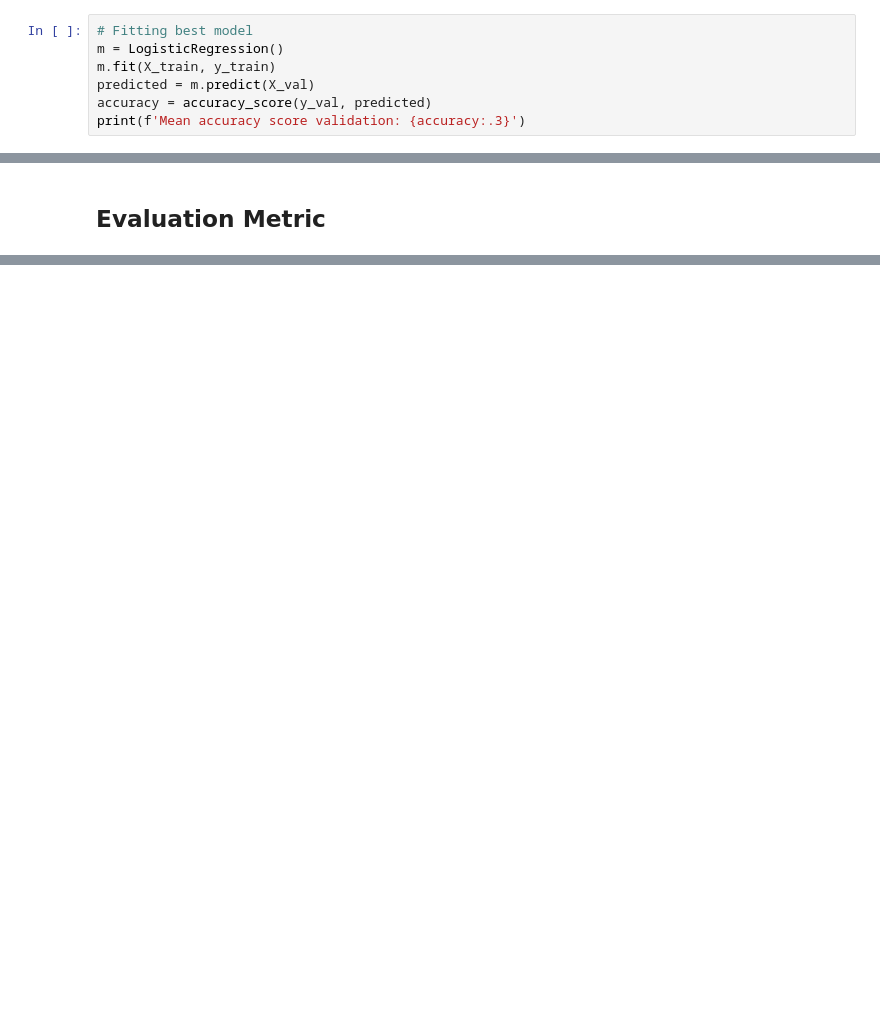
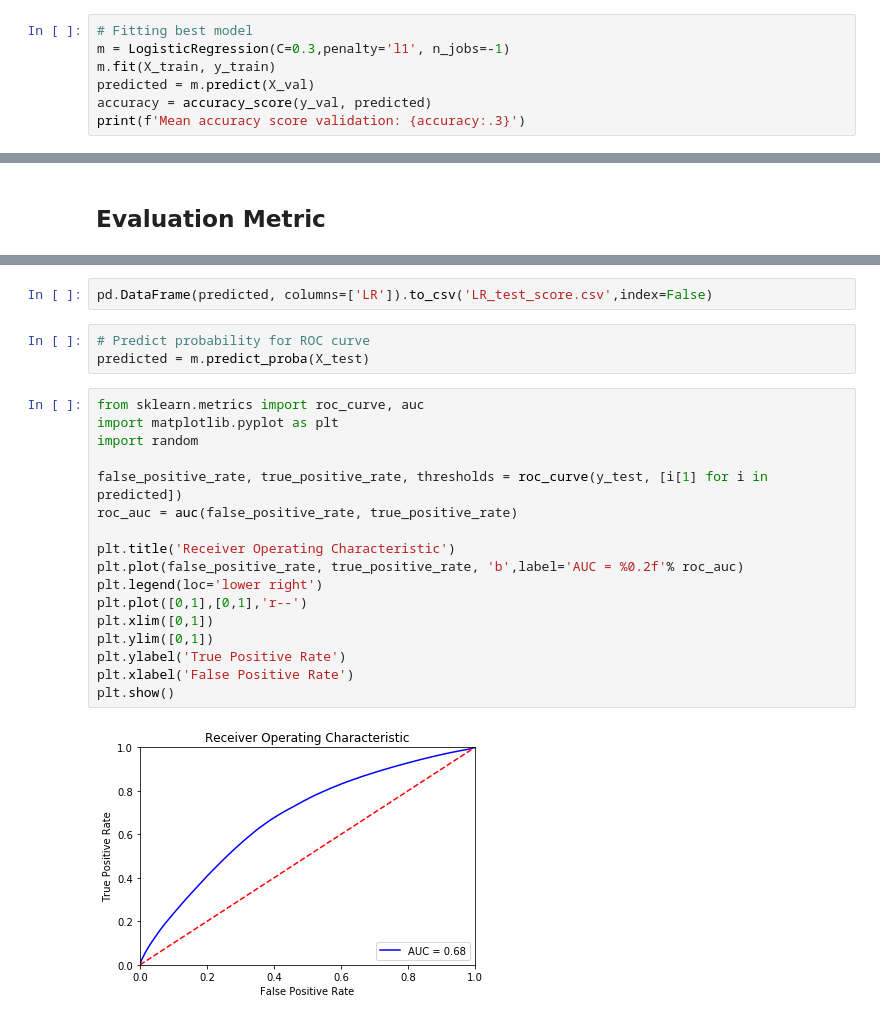
Before and after one commit to jyotipmahes/ML_project_621, a Jupyter notebook: Models/logistic_regression_featured_data.ipynb, the cells around one changed output, grey strips where cells are left out. Drawn from its saved outputs; the diff is of its cells as text; blank space fills up the shorter version.

Commit message:
logistic Regression

```diff
--- a/Models/logistic_regression_featured_data.ipynb
+++ b/Models/logistic_regression_featured_data.ipynb
@@ -210,6 +212,6 @@ gs.best_estimator_.get_params()['clf']
 # %%
 # Fitting best model
-m = LogisticRegression()
+m = LogisticRegression(C=0.3,penalty='l1', n_jobs=-1)
 m.fit(X_train, y_train)
 predicted = m.predict(X_val)
 accuracy = accuracy_score(y_val, predicted)
@@ -284,0 +305,24 @@ plt.show()
+# %%
+pd.DataFrame(predicted, columns=['LR']).to_csv('LR_test_score.csv',index=False)
+# %%
+# Predict probability for ROC curve
+predicted = m.predict_proba(X_test)
+# %%
+from sklearn.metrics import roc_curve, auc
+import matplotlib.pyplot as plt
+import random
+
+false_positive_rate, true_positive_rate, thresholds = roc_curve(y_test, [i[1] for i in predicted])
+roc_auc = auc(false_positive_rate, true_positive_rate)
+
+plt.title('Receiver Operating Characteristic')
+plt.plot(false_positive_rate, true_positive_rate, 'b',label='AUC = %0.2f'% roc_auc)
+plt.legend(loc='lower right')
+plt.plot([0,1],[0,1],'r--')
+plt.xlim([0,1])
+plt.ylim([0,1])
+plt.ylabel('True Positive Rate')
+plt.xlabel('False Positive Rate')
+plt.show()
+# %% [output]
+[figure, added]
```
Also changed, not shown: parts of 13 cells of this notebook.
